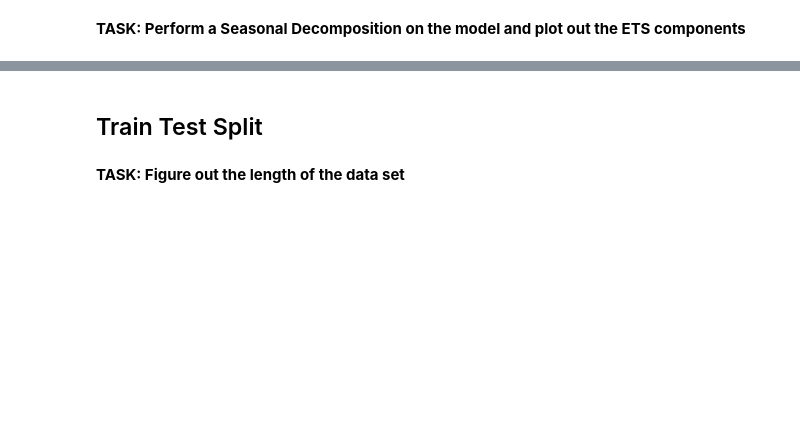
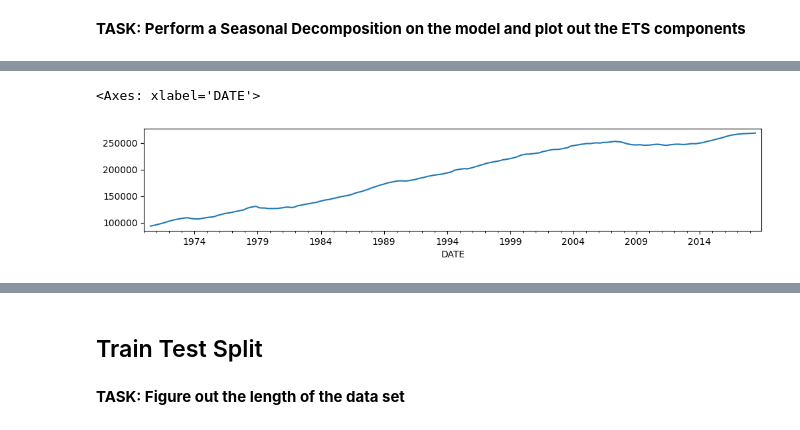
Before and after one commit to depa-tto/Time-Series-Forecasting-and-Analysis-course, a Jupyter notebook: practice/practice_05.ipynb, the cells around one changed output, grey strips where cells are left out. Cells and saved outputs as stored; diff of their text form; code cells hidden in the pictures; blank space fills up the shorter version.

```diff
--- a/practice/practice_05.ipynb
+++ b/practice/practice_05.ipynb
@@ -55,0 +48,5 @@ df = pd.read_csv('../dataset/Miles_Traveled.csv',index_col='DATE',parse_dates=Tr
+# %%
+results.trend.plot(figsize=(12,2))
+# %% [output]
+<Axes: xlabel='DATE'>
+[figure, added]
```
Also changed, not shown: parts of 65 cells of this notebook.
